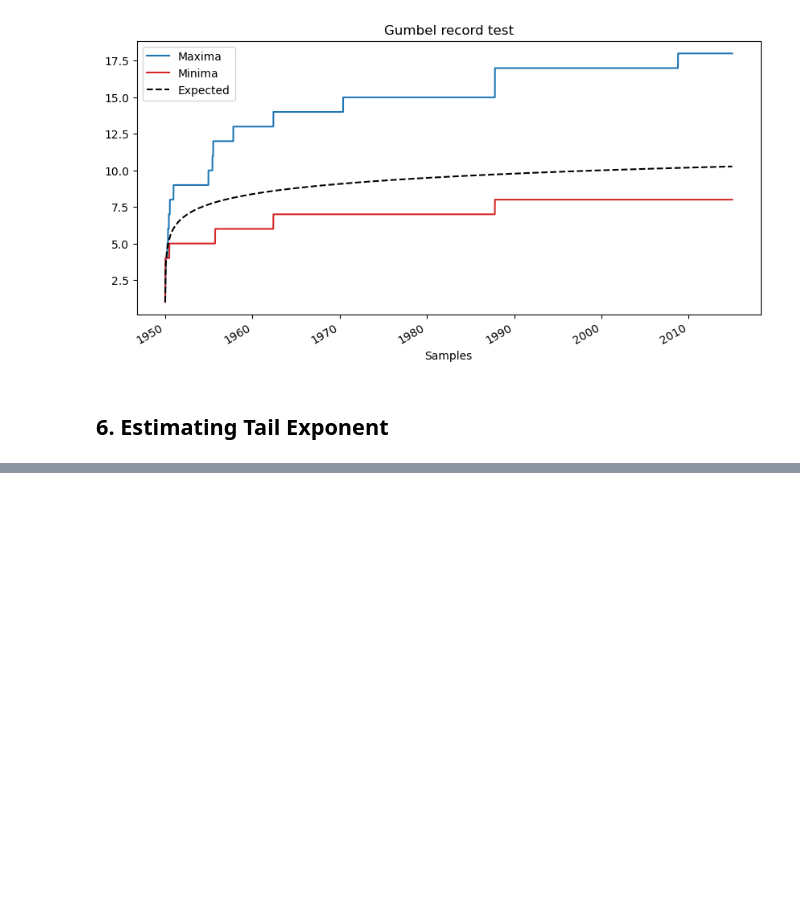
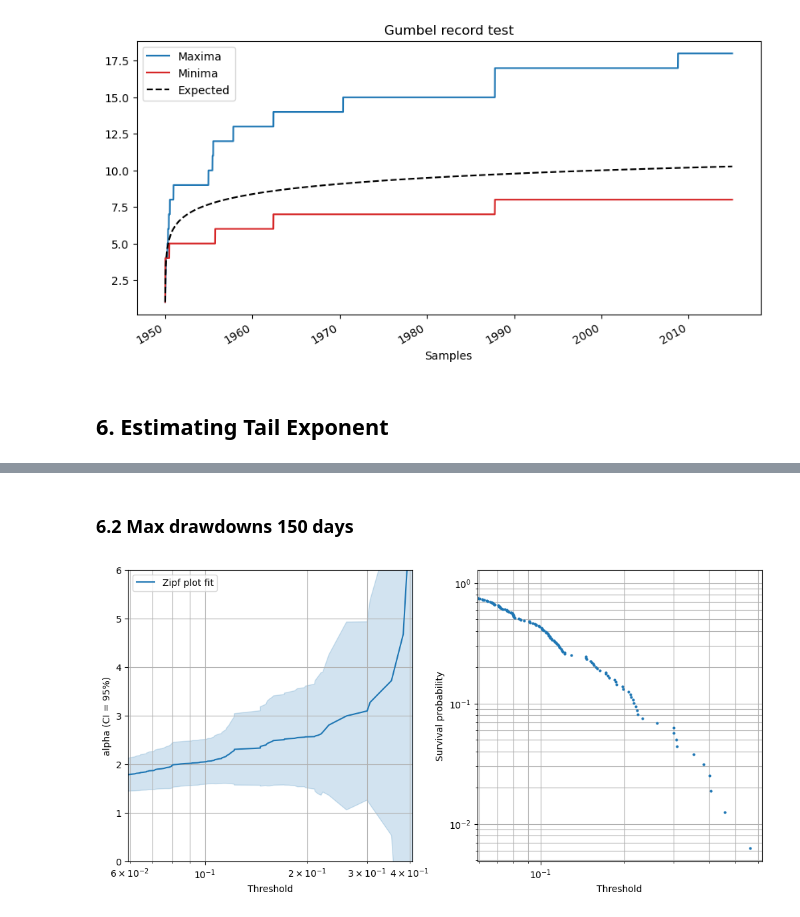
Before and after one commit to ssadjina/FatTailedTools, a Jupyter notebook: notebook_examples.ipynb, the cells around one changed output, grey strips where cells are left out. Drawn from its saved outputs; the diff is of its cells as text; code cells hidden in the pictures; blank space fills up the shorter version.

```diff
--- a/notebook_examples.ipynb
+++ b/notebook_examples.ipynb
@@ -138,0 +160,7 @@ plotting.graphical_alpha_estimation(series=log_returns_abs, loc=0, frac=0.7, n_s
+# %% [markdown]
+### 6.2 Max drawdowns 150 days
+# %%
+# Visual estimation of tail exponent by varying the assumed tail start
+plotting.graphical_alpha_estimation(series=max_drawdowns['150d']);
+# %% [output]
+[figure, added]
```
Also changed, not shown: parts of 5 cells of this notebook, 1 other file.
